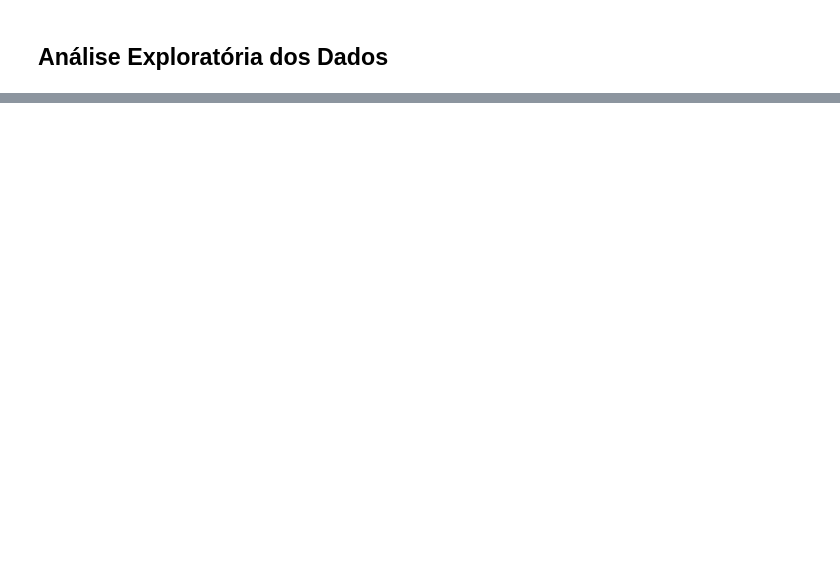
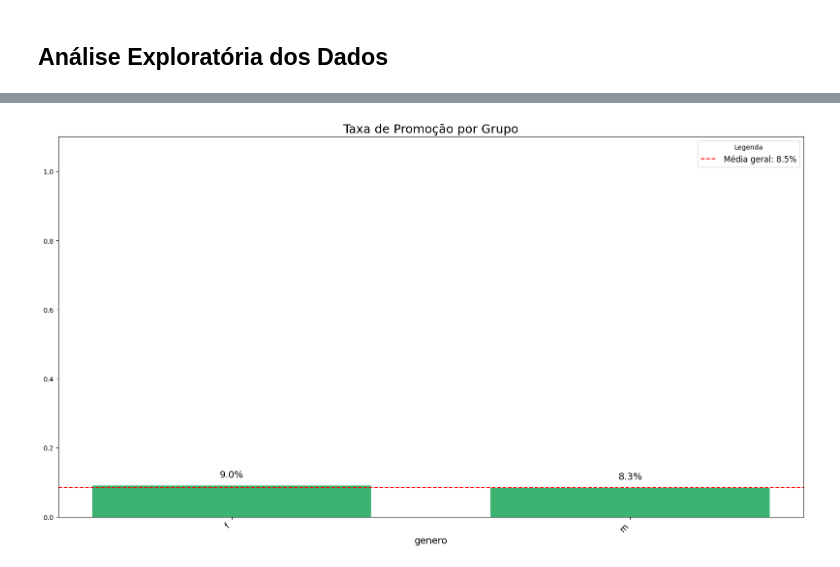
Before and after one commit to Douglaas92/tcc_people_analytics, a Jupyter notebook: 01_projeto-python.ipynb, the cells around one changed output, grey strips where cells are left out. Cells and saved outputs as stored; diff of their text form; code cells hidden in the pictures; blank space fills up the shorter version.

```diff
--- a/01_projeto-python.ipynb
+++ b/01_projeto-python.ipynb
@@ -107,0 +275,4 @@ Wall time: 27.4 ms
+# %%
+grafico_movimentacao_promovidos(df_analise, 'genero', tipo='taxa_promocao')
+# %% [output]
+[figure, added]
```
Also changed, not shown: parts of 40 cells of this notebook, 1 other file.
